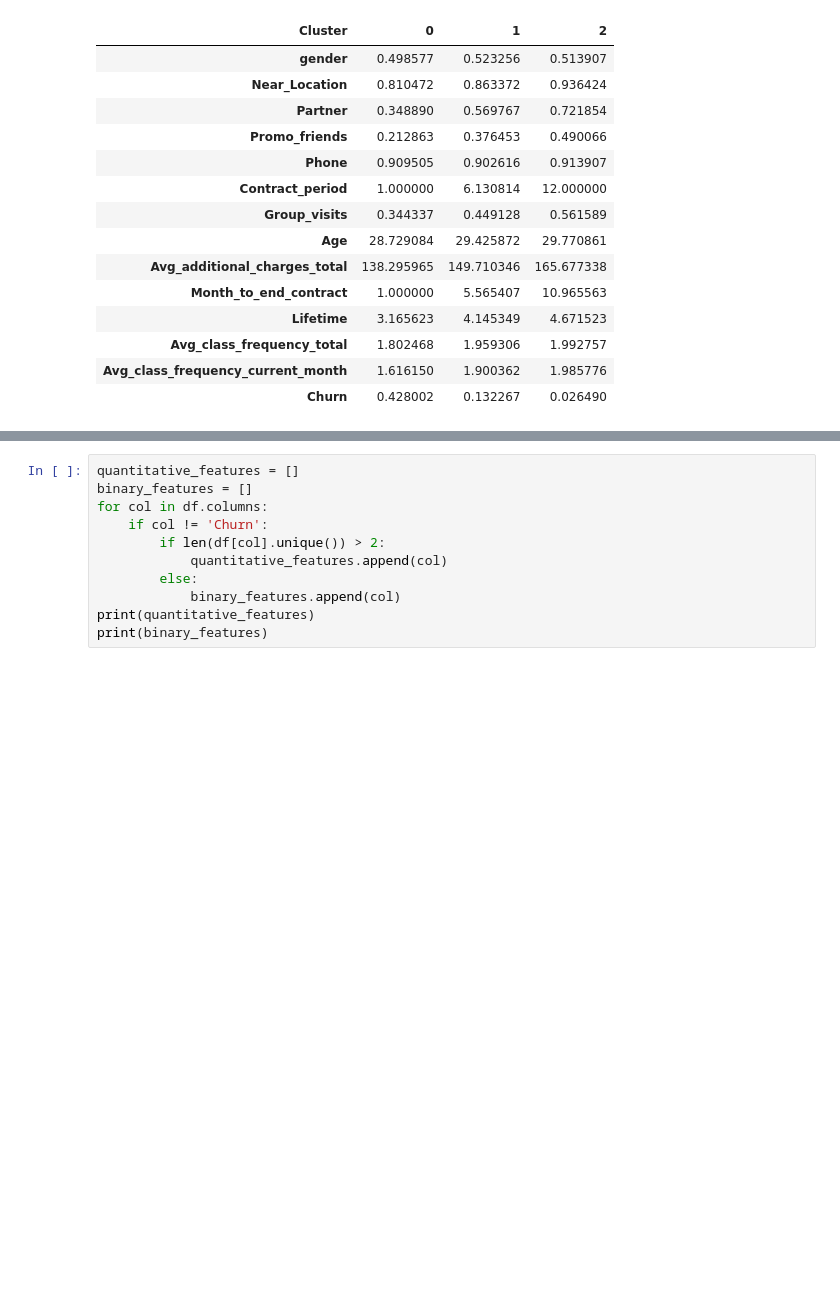
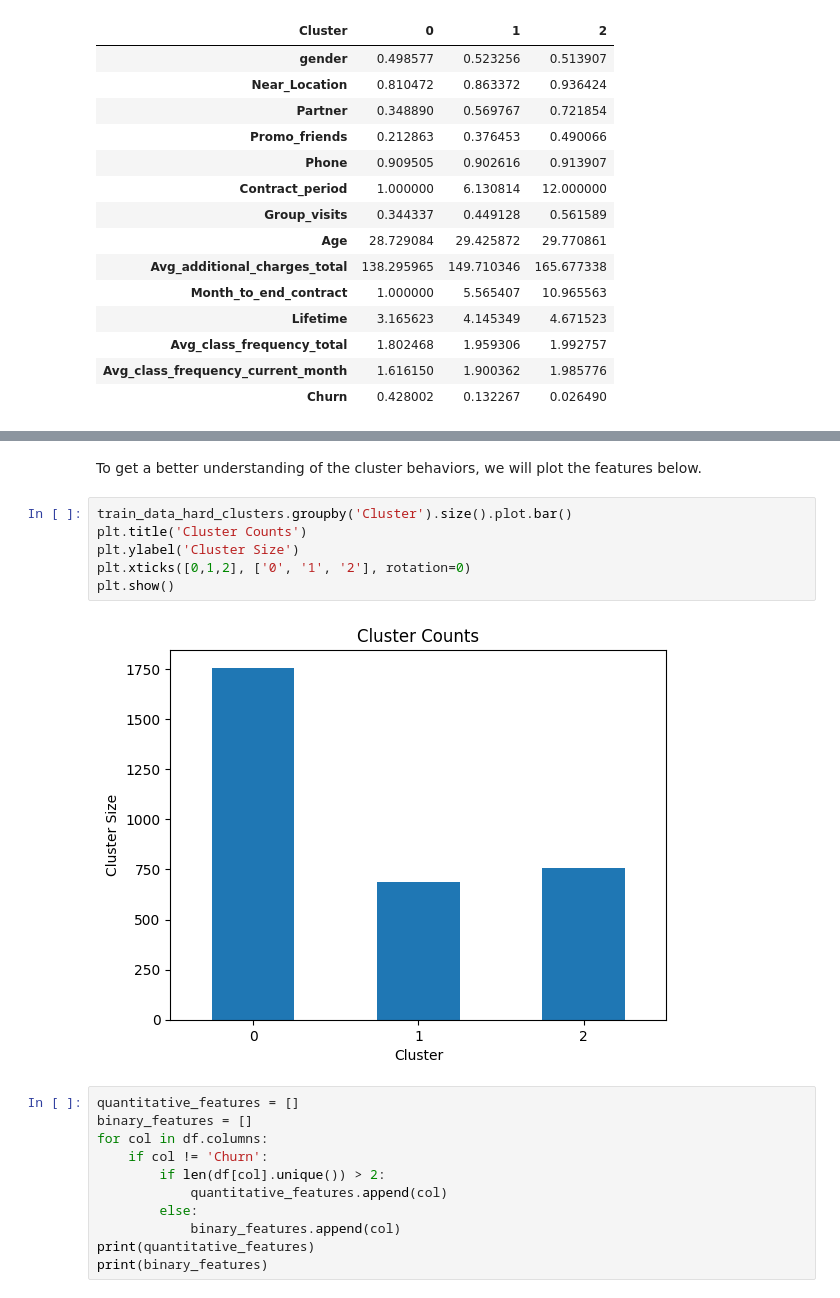
Before and after one commit to kennethwirjadisastra/customer_churn, a Jupyter notebook: gym_churn_clustering.ipynb, the cells around one changed output, grey strips where cells are left out. Saved outputs shown, nothing was run; the diff lists cells and outputs as text; blank space fills up the shorter version.

```diff
--- a/gym_churn_clustering.ipynb
+++ b/gym_churn_clustering.ipynb
@@ -133,3 +141,13 @@ train_data_hard_clusters.groupby('Cluster').mean().T
+# %% [markdown]
+To get a better understanding of the cluster behaviors, we will plot the features below.
+# %%
+train_data_hard_clusters.groupby('Cluster').size().plot.bar()
+plt.title('Cluster Counts')
+plt.ylabel('Cluster Size')
+plt.xticks([0,1,2], ['0', '1', '2'], rotation=0)
+plt.show()
+# %% [output]
+[figure, added]
 # %%
 quantitative_features = []
 binary_features = []
```
Also changed, not shown: parts of 20 cells of this notebook.
